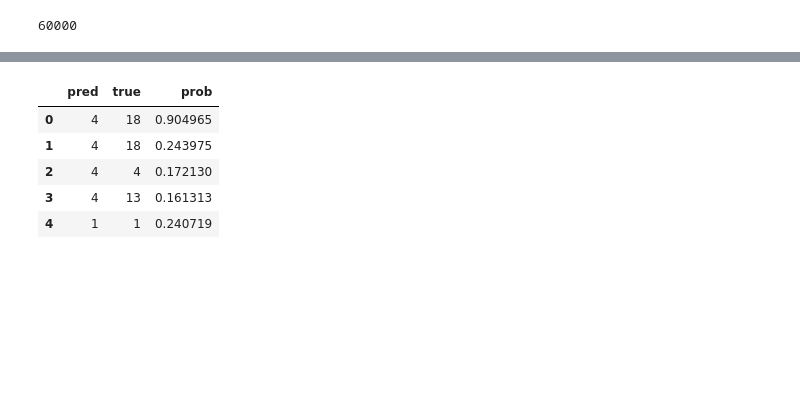
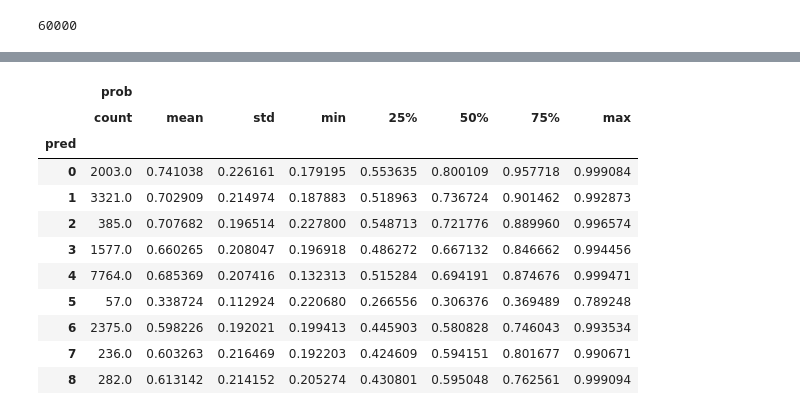
Before and after one commit to ma-ji/npo_classifier, a Jupyter notebook: script/classification_algorithms/glove50d_keras.ipynb, the cells around one changed output, grey strips where cells are left out. Cells and saved outputs as stored; diff of their text form; code cells hidden in the pictures; blank space fills up the shorter version.

Commit message:
reclassify ntee-10 major groups; vectorize output labels

```diff
--- a/script/classification_algorithms/glove50d_keras.ipynb
+++ b/script/classification_algorithms/glove50d_keras.ipynb
@@ -279,6 +391,6 @@ array([1.3658514e-06, 7.4803807e-05, 7.3278275e-06, 7.9822043e-05,
 # %%
-y_prob = model.predict(x_train)
+y_prob = model.predict(x_val)
 y_classes = y_prob.argmax(axis=-1)
 y_classes_prob=[s.max() for s in y_prob]
 
-y_classes_val=y_train.argmax(axis=-1)
+y_classes_val=y_val.argmax(axis=-1)
@@ -333,9 +427,15 @@ trainDF.head()
-# %%
-df_val.head()
-# %% [output]
-|  | pred | true | prob |
-| 0 | 4 | 18 | 0.904965 |
-| 1 | 4 | 18 | 0.243975 |
-| 2 | 4 | 4 | 0.172130 |
-| 3 | 4 | 13 | 0.161313 |
-| 4 | 1 | 1 | 0.240719 |
+# %%
+df_val.groupby('pred')[['prob']].describe()
+# %% [output]
+|  | prob |  |  |  |  |  |  |  |
+|  | count | mean | std | min | 25% | 50% | 75% | max |
+| pred |  |  |  |  |  |  |  |  |
+| 0 | 2003.0 | 0.741038 | 0.226161 | 0.179195 | 0.553635 | 0.800109 | 0.957718 | 0.999084 |
+| 1 | 3321.0 | 0.702909 | 0.214974 | 0.187883 | 0.518963 | 0.736724 | 0.901462 | 0.992873 |
+| 2 | 385.0 | 0.707682 | 0.196514 | 0.227800 | 0.548713 | 0.721776 | 0.889960 | 0.996574 |
+| 3 | 1577.0 | 0.660265 | 0.208047 | 0.196918 | 0.486272 | 0.667132 | 0.846662 | 0.994456 |
+| 4 | 7764.0 | 0.685369 | 0.207416 | 0.132313 | 0.515284 | 0.694191 | 0.874676 | 0.999471 |
+| 5 | 57.0 | 0.338724 | 0.112924 | 0.220680 | 0.266556 | 0.306376 | 0.369489 | 0.789248 |
+| 6 | 2375.0 | 0.598226 | 0.192021 | 0.199413 | 0.445903 | 0.580828 | 0.746043 | 0.993534 |
+| 7 | 236.0 | 0.603263 | 0.216469 | 0.192203 | 0.424609 | 0.594151 | 0.801677 | 0.990671 |
+| 8 | 282.0 | 0.613142 | 0.214152 | 0.205274 | 0.430801 | 0.595048 | 0.762561 | 0.999094 |
```
Also changed, not shown: parts of 42 cells of this notebook, 3 other files.
